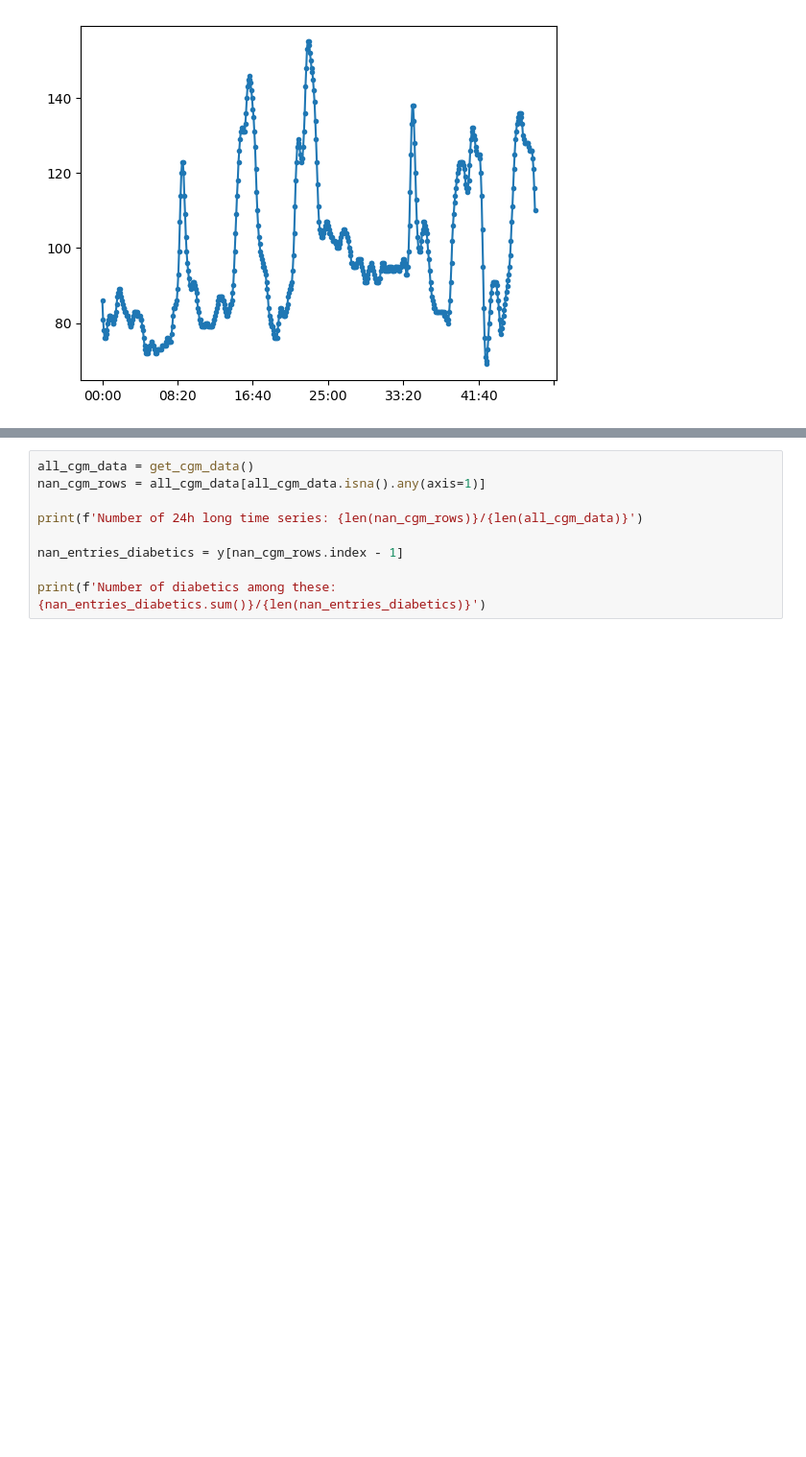
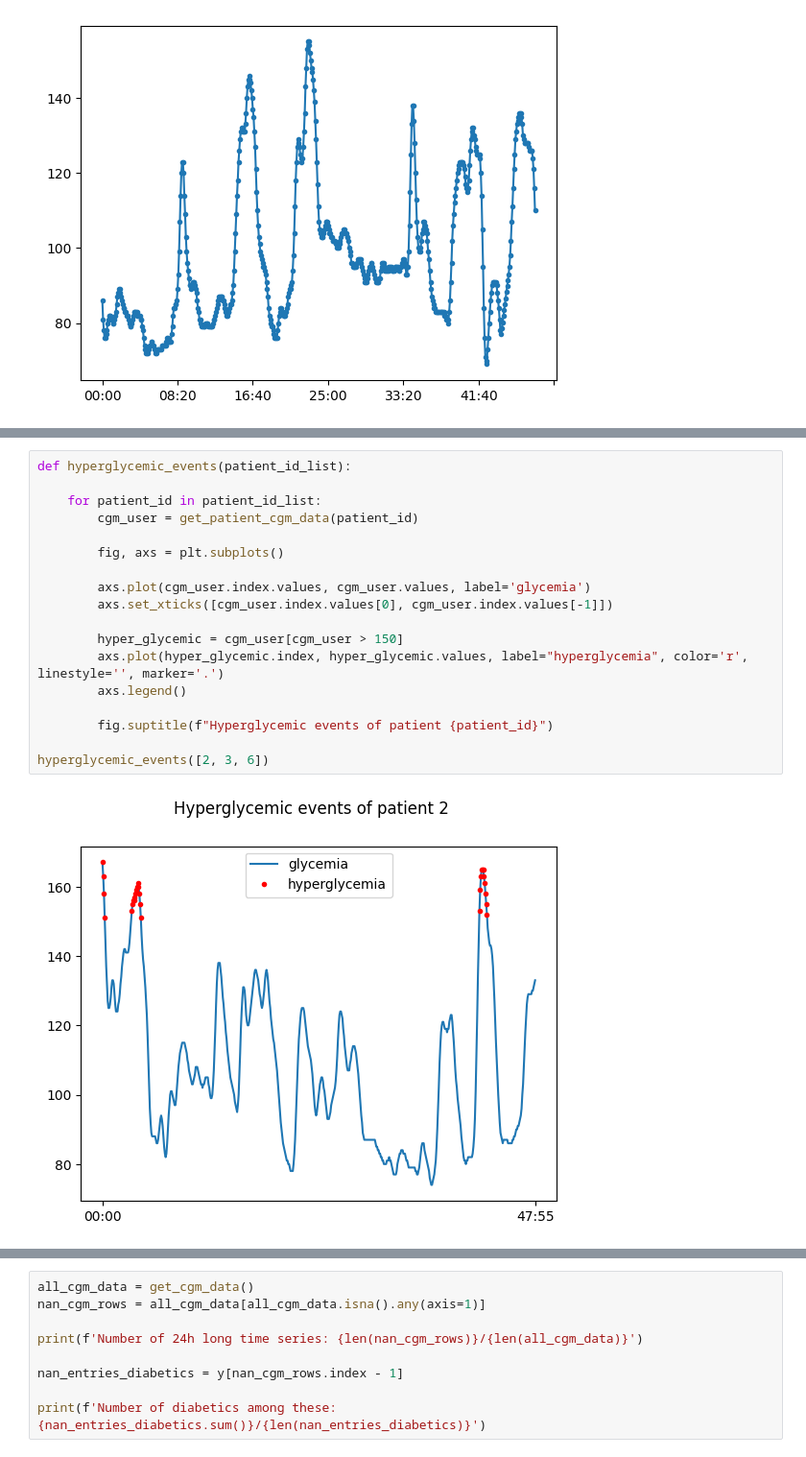
Before and after one commit to AlexandreChaussard/Datacamp-Project, a Jupyter notebook: DT2_starting_kit.ipynb, the cells around one changed output, grey strips where cells are left out. Shown at 96% size. Cells and saved outputs as stored; diff of their text form; blank space fills up the shorter version.

```diff
--- a/DT2_starting_kit.ipynb
+++ b/DT2_starting_kit.ipynb
@@ -396,0 +409,20 @@ cgm_data.plot(label='glycemia', marker='.')
+# %%
+def hyperglycemic_events(patient_id_list):
+
+    for patient_id in patient_id_list:
+        cgm_user = get_patient_cgm_data(patient_id)
+
+        fig, axs = plt.subplots()
+
+        axs.plot(cgm_user.index.values, cgm_user.values, label='glycemia')
+        axs.set_xticks([cgm_user.index.values[0], cgm_user.index.values[-1]])
+
+        hyper_glycemic = cgm_user[cgm_user > 150]
+        axs.plot(hyper_glycemic.index, hyper_glycemic.values, label="hyperglycemia", color='r', linestyle='', marker='.')
+        axs.legend()
+
+        fig.suptitle(f"Hyperglycemic events of patient {patient_id}")
+
+hyperglycemic_events([2, 3, 6])
+# %% [output]
+[figure, added]
```
Also changed, not shown: parts of 30 cells of this notebook, 1 other file.
